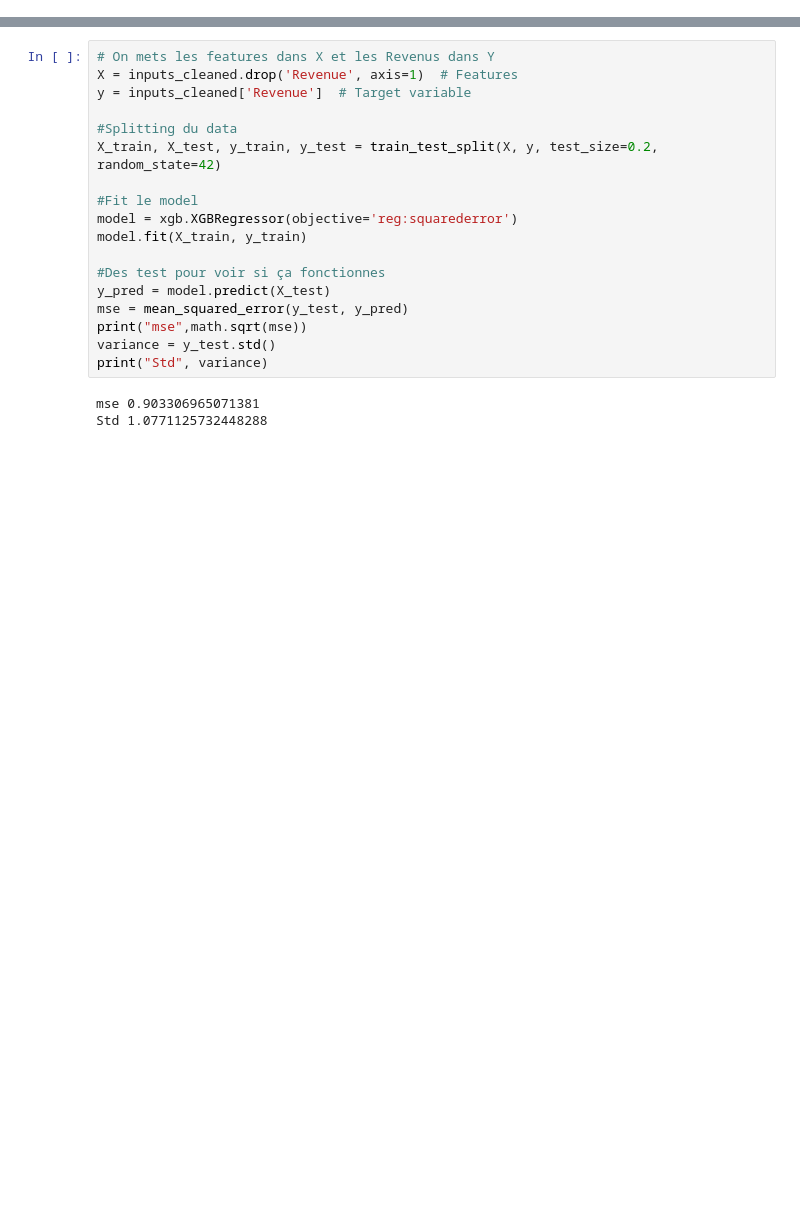
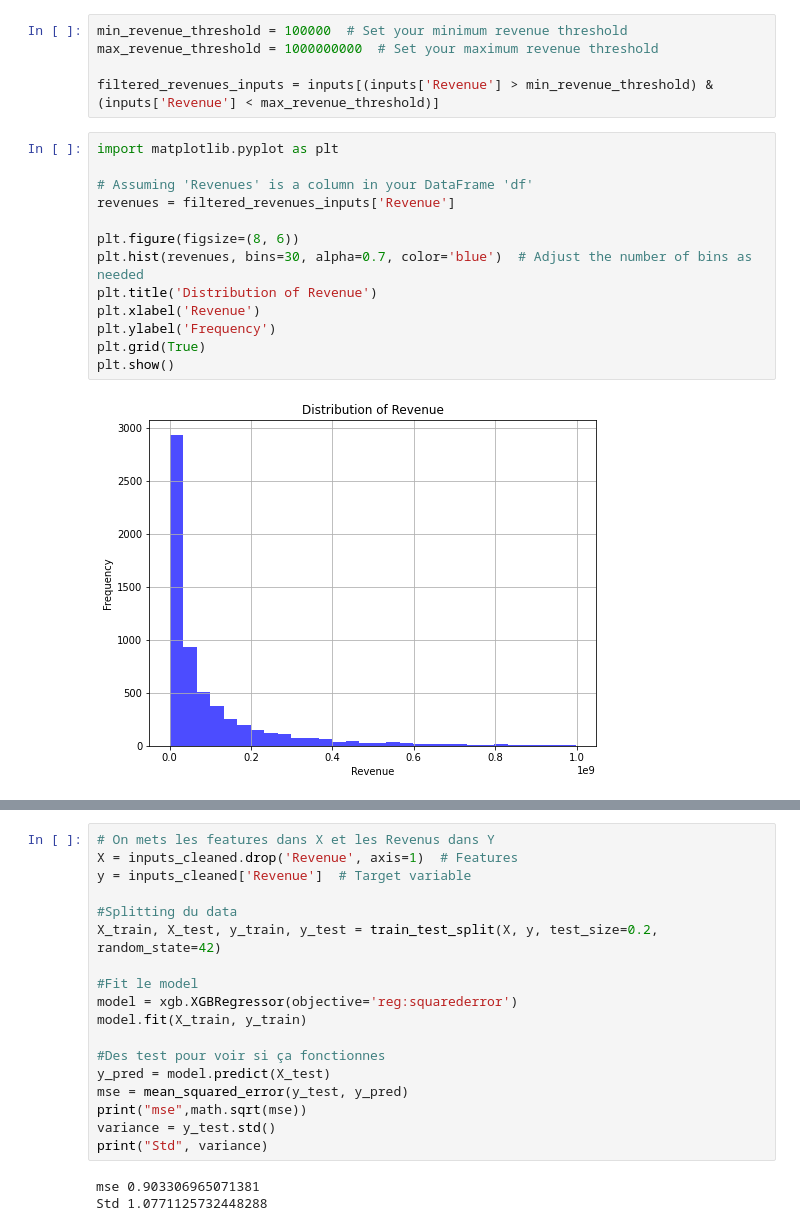
Before and after one commit to epfl-ada/ada-2023-project-fauttrouverunnompourada, a Jupyter notebook: xgboost.ipynb, the cells around one changed output, grey strips where cells are left out. Saved outputs shown, nothing was run; the diff lists cells and outputs as text; blank space fills up the shorter version.

```diff
--- a/xgboost.ipynb
+++ b/xgboost.ipynb
@@ -16,0 +96,20 @@ print(column_names)
+# %%
+min_revenue_threshold = 100000  # Set your minimum revenue threshold
+max_revenue_threshold = 1000000000  # Set your maximum revenue threshold
+
+filtered_revenues_inputs = inputs[(inputs['Revenue'] > min_revenue_threshold) & (inputs['Revenue'] < max_revenue_threshold)]
+# %%
+import matplotlib.pyplot as plt
+
+# Assuming 'Revenues' is a column in your DataFrame 'df'
+revenues = filtered_revenues_inputs['Revenue']
+
+plt.figure(figsize=(8, 6))
+plt.hist(revenues, bins=30, alpha=0.7, color='blue')  # Adjust the number of bins as needed
+plt.title('Distribution of Revenue')
+plt.xlabel('Revenue')
+plt.ylabel('Frequency')
+plt.grid(True)
+plt.show()
+# %% [output]
+[figure, added]
```
Also changed, not shown: parts of 37 cells of this notebook.
